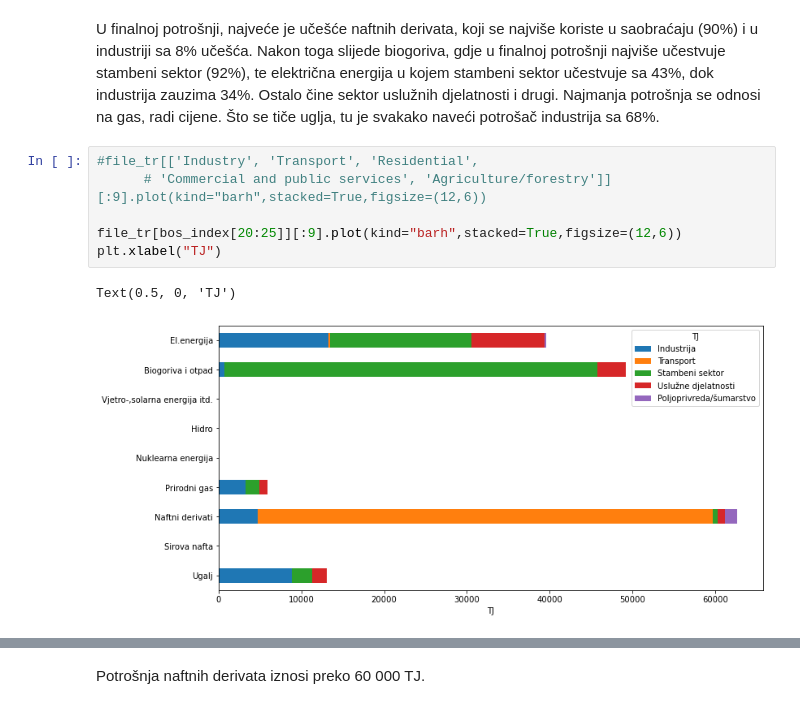
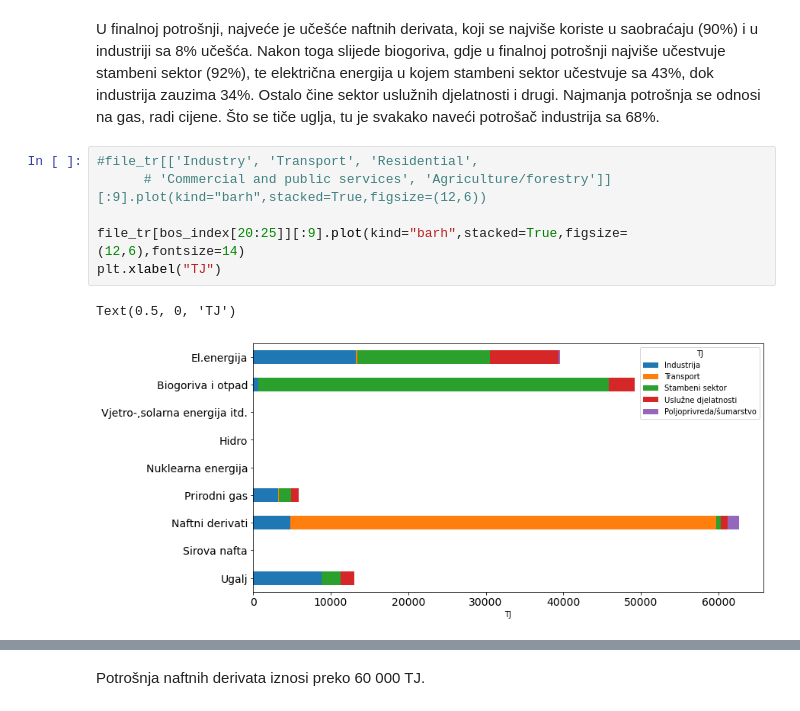
Before and after one commit to ehlimana/Electricity-analysis, a Jupyter notebook: Energy_balance.ipynb, the cells around one changed output, grey strips where cells are left out. Saved outputs shown, nothing was run; the diff lists cells and outputs as text.

```diff
--- a/Energy_balance.ipynb
+++ b/Energy_balance.ipynb
@@ -351,12 +359,12 @@ U finalnoj potrošnji, najveće je učešće naftnih derivata, koji se najviše
 # %%
 #file_tr[['Industry', 'Transport', 'Residential',
       # 'Commercial and public services', 'Agriculture/forestry']][:9].plot(kind="barh",stacked=True,figsize=(12,6))
 
-file_tr[bos_index[20:25]][:9].plot(kind="barh",stacked=True,figsize=(12,6))
+file_tr[bos_index[20:25]][:9].plot(kind="barh",stacked=True,figsize=(12,6),fontsize=14)
 plt.xlabel("TJ")
 # %% [output]
 Text(0.5, 0, 'TJ')
-[figure, old version]
+[figure, new version]
 # %%
 #coal_sector=(file_tr.loc["Coal",['Industry', 'Transport', 'Residential',
      #  'Commercial and public services']]/file_tr.loc["Coal","Total final consumption"])*100
```
Also changed, not shown: parts of 7 cells of this notebook, 1 other file.
